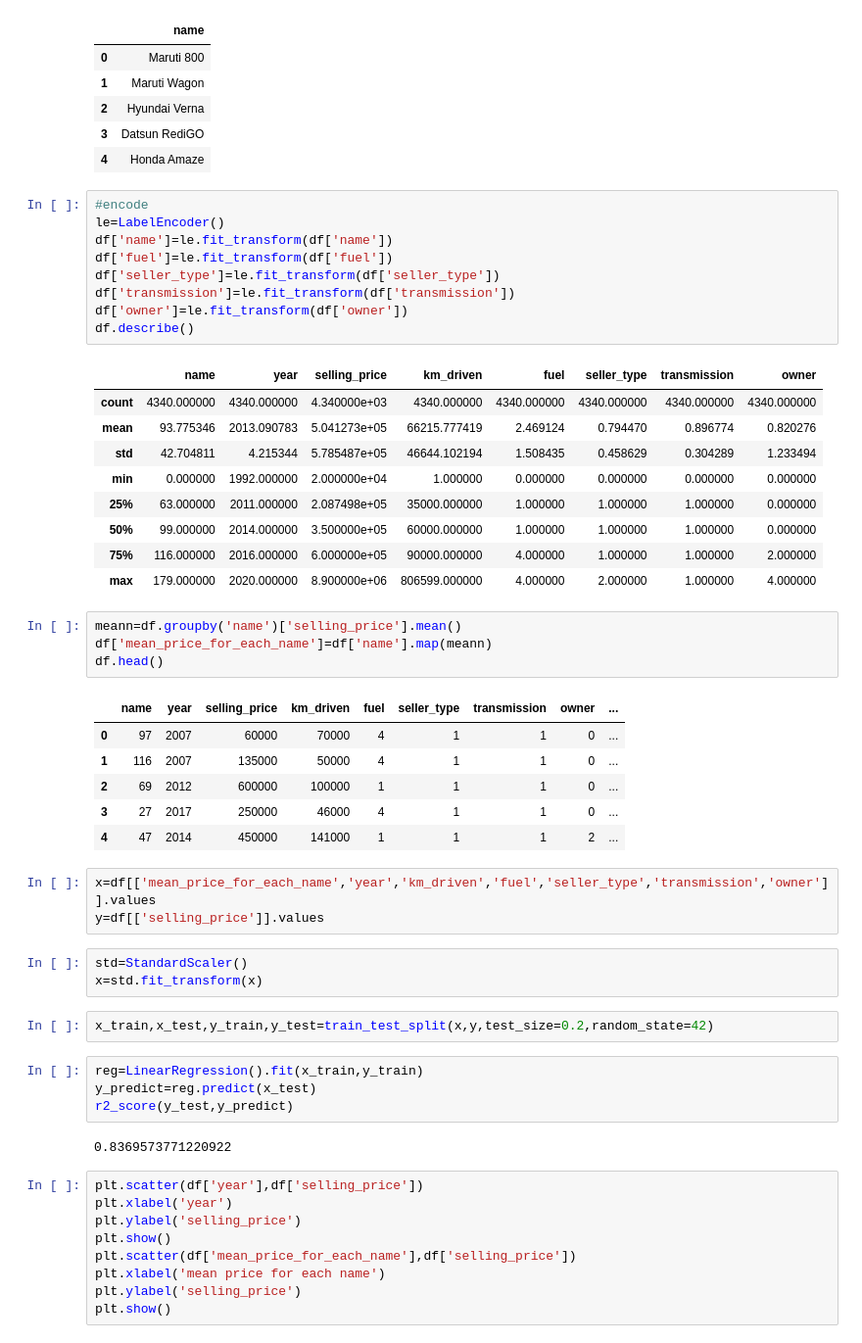
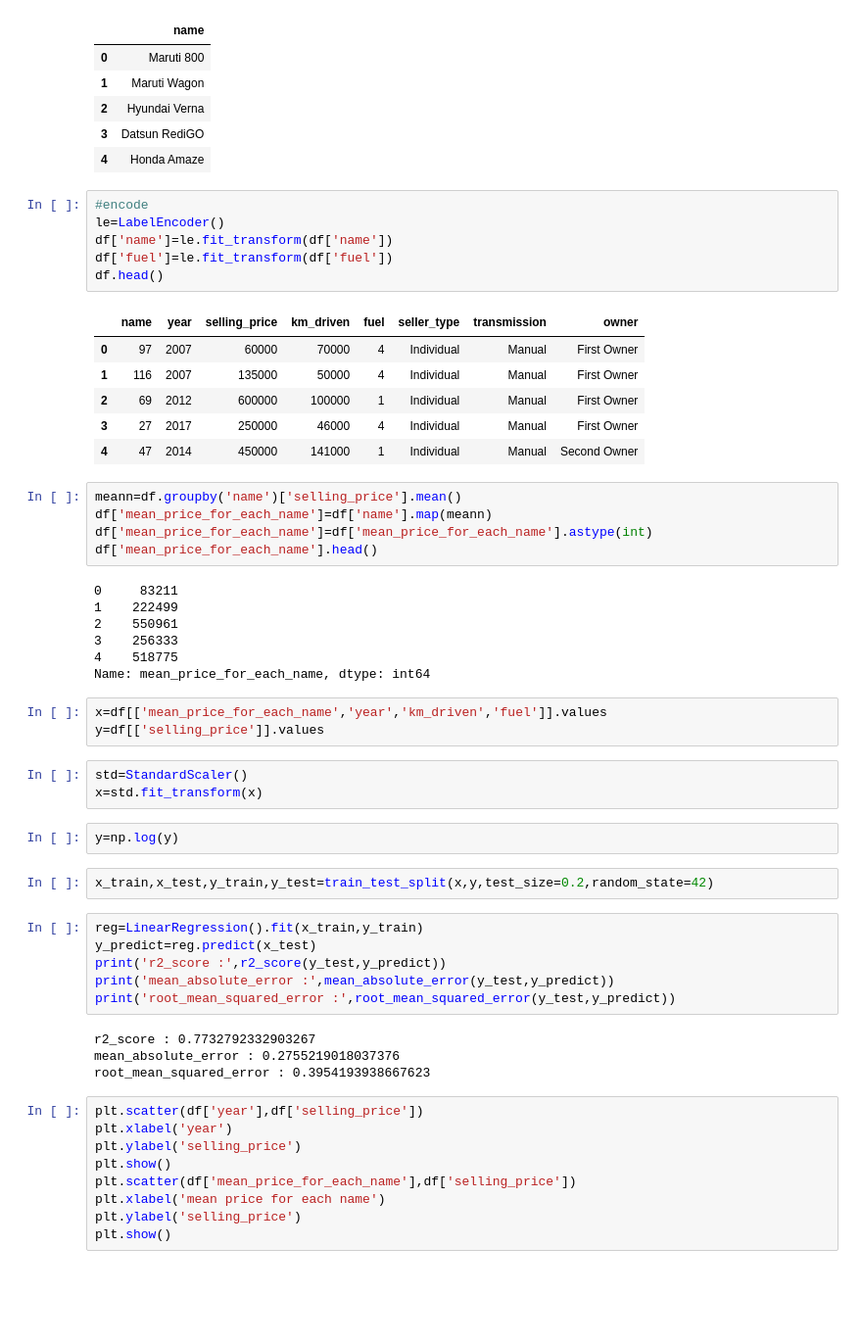
Before and after one commit to Amirali-ka/regression_model, a Jupyter notebook: project.ipynb, the cells around one changed output. Shown at 98% size. Saved outputs shown, nothing was run; the diff lists cells and outputs as text; blank space fills up the shorter version.

```diff
--- a/project.ipynb
+++ b/project.ipynb
@@ -55,47 +54,48 @@ df[['name']].head(5)
 # %%
 #encode
 le=LabelEncoder()
 df['name']=le.fit_transform(df['name'])
 df['fuel']=le.fit_transform(df['fuel'])
-df['seller_type']=le.fit_transform(df['seller_type'])
-df['transmission']=le.fit_transform(df['transmission'])
-df['owner']=le.fit_transform(df['owner'])
-df.describe()
+df.head()
 # %% [output]
 |  | name | year | selling_price | km_driven | fuel | seller_type | transmission | owner |
-| count | 4340.000000 | 4340.000000 | 4.340000e+03 | 4340.000000 | 4340.000000 | 4340.000000 | 4340.000000 | 4340.000000 |
-| mean | 93.775346 | 2013.090783 | 5.041273e+05 | 66215.777419 | 2.469124 | 0.794470 | 0.896774 | 0.820276 |
-| std | 42.704811 | 4.215344 | 5.785487e+05 | 46644.102194 | 1.508435 | 0.458629 | 0.304289 | 1.233494 |
-| min | 0.000000 | 1992.000000 | 2.000000e+04 | 1.000000 | 0.000000 | 0.000000 | 0.000000 | 0.000000 |
-| 25% | 63.000000 | 2011.000000 | 2.087498e+05 | 35000.000000 | 1.000000 | 1.000000 | 1.000000 | 0.000000 |
-| 50% | 99.000000 | 2014.000000 | 3.500000e+05 | 60000.000000 | 1.000000 | 1.000000 | 1.000000 | 0.000000 |
-| 75% | 116.000000 | 2016.000000 | 6.000000e+05 | 90000.000000 | 4.000000 | 1.000000 | 1.000000 | 2.000000 |
-| max | 179.000000 | 2020.000000 | 8.900000e+06 | 806599.000000 | 4.000000 | 2.000000 | 1.000000 | 4.000000 |
+| 0 | 97 | 2007 | 60000 | 70000 | 4 | Individual | Manual | First Owner |
+| 1 | 116 | 2007 | 135000 | 50000 | 4 | Individual | Manual | First Owner |
+| 2 | 69 | 2012 | 600000 | 100000 | 1 | Individual | Manual | First Owner |
+| 3 | 27 | 2017 | 250000 | 46000 | 4 | Individual | Manual | First Owner |
+| 4 | 47 | 2014 | 450000 | 141000 | 1 | Individual | Manual | Second Owner |
 # %%
 meann=df.groupby('name')['selling_price'].mean()
 df['mean_price_for_each_name']=df['name'].map(meann)
-df.head()
+df['mean_price_for_each_name']=df['mean_price_for_each_name'].astype(int)
+df['mean_price_for_each_name'].head()
 # %% [output]
-|  | name | year | selling_price | km_driven | fuel | seller_type | transmission | owner | ... |
-| 0 | 97 | 2007 | 60000 | 70000 | 4 | 1 | 1 | 0 | ... |
-| 1 | 116 | 2007 | 135000 | 50000 | 4 | 1 | 1 | 0 | ... |
-| 2 | 69 | 2012 | 600000 | 100000 | 1 | 1 | 1 | 0 | ... |
-| 3 | 27 | 2017 | 250000 | 46000 | 4 | 1 | 1 | 0 | ... |
-| 4 | 47 | 2014 | 450000 | 141000 | 1 | 1 | 1 | 2 | ... |
+0     83211
+1    222499
+2    550961
+3    256333
+4    518775
+Name: mean_price_for_each_name, dtype: int64
 # %%
-x=df[['mean_price_for_each_name','year','km_driven','fuel','seller_type','transmission','owner']].values
+x=df[['mean_price_for_each_name','year','km_driven','fuel']].values
 y=df[['selling_price']].values
 # %%
 std=StandardScaler()
 x=std.fit_transform(x)
+# %%
+y=np.log(y)
 # %%
 x_train,x_test,y_train,y_test=train_test_split(x,y,test_size=0.2,random_state=42)
 # %%
 reg=LinearRegression().fit(x_train,y_train)
 y_predict=reg.predict(x_test)
-r2_score(y_test,y_predict)
+print('r2_score :',r2_score(y_test,y_predict))
+print('mean_absolute_error :',mean_absolute_error(y_test,y_predict))
+print('root_mean_squared_error :',root_mean_squared_error(y_test,y_predict))
 # %% [output]
-0.8369573771220922
+r2_score : 0.7732792332903267
+mean_absolute_error : 0.2755219018037376
+root_mean_squared_error : 0.3954193938667623
 # %%
 plt.scatter(df['year'],df['selling_price'])
 plt.xlabel('year')
```
Also changed, not shown: parts of 5 cells of this notebook.
